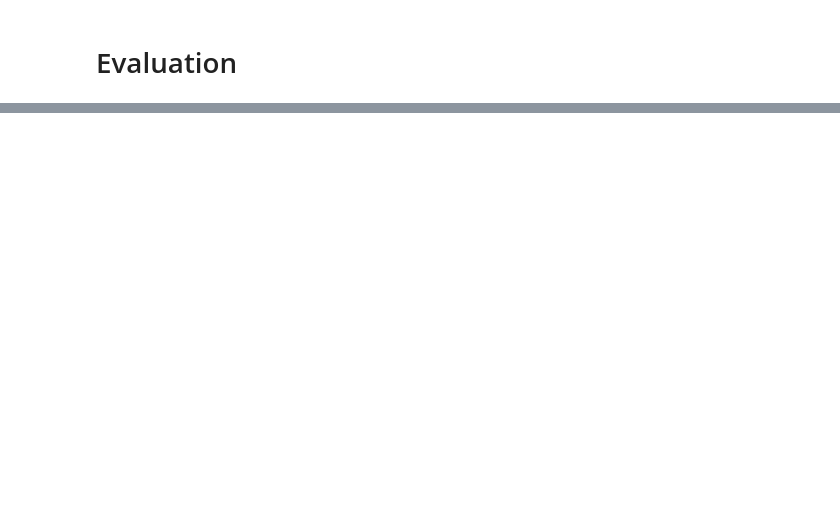
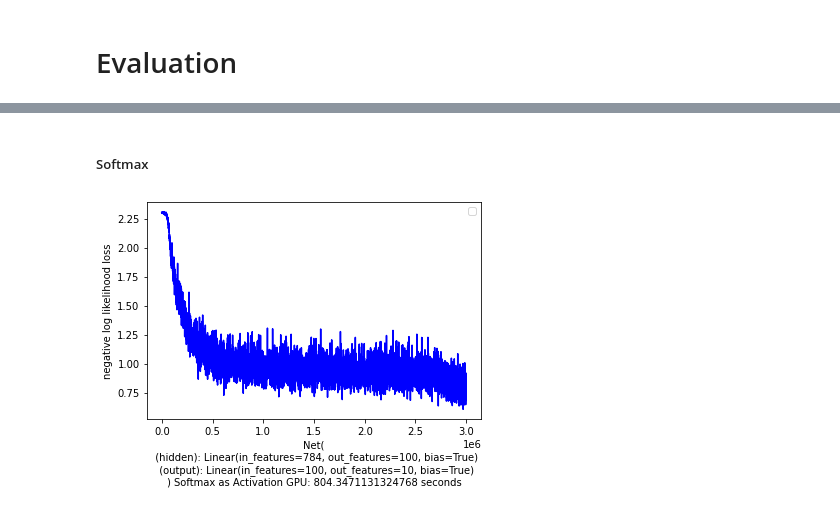
Before and after one commit to julianfbeck/KI-Lab, a Jupyter notebook: [KI-Lab2021] Assignment 1 OWCA.ipynb, the cells around one changed output, grey strips where cells are left out. Saved outputs shown, nothing was run; the diff lists cells and outputs as text; code cells hidden in the pictures; blank space fills up the shorter version.

```diff
--- a/[KI-Lab2021] Assignment 1 OWCA.ipynb
+++ b/[KI-Lab2021] Assignment 1 OWCA.ipynb
@@ -257,0 +427,6 @@ Text(0, 0.5, 'negative log likelihood loss')
+# %% [markdown]
+##### Softmax
+# %%
+figures[2]
+# %% [output]
+[figure, added]
```
Also changed, not shown: parts of 24 cells of this notebook.
